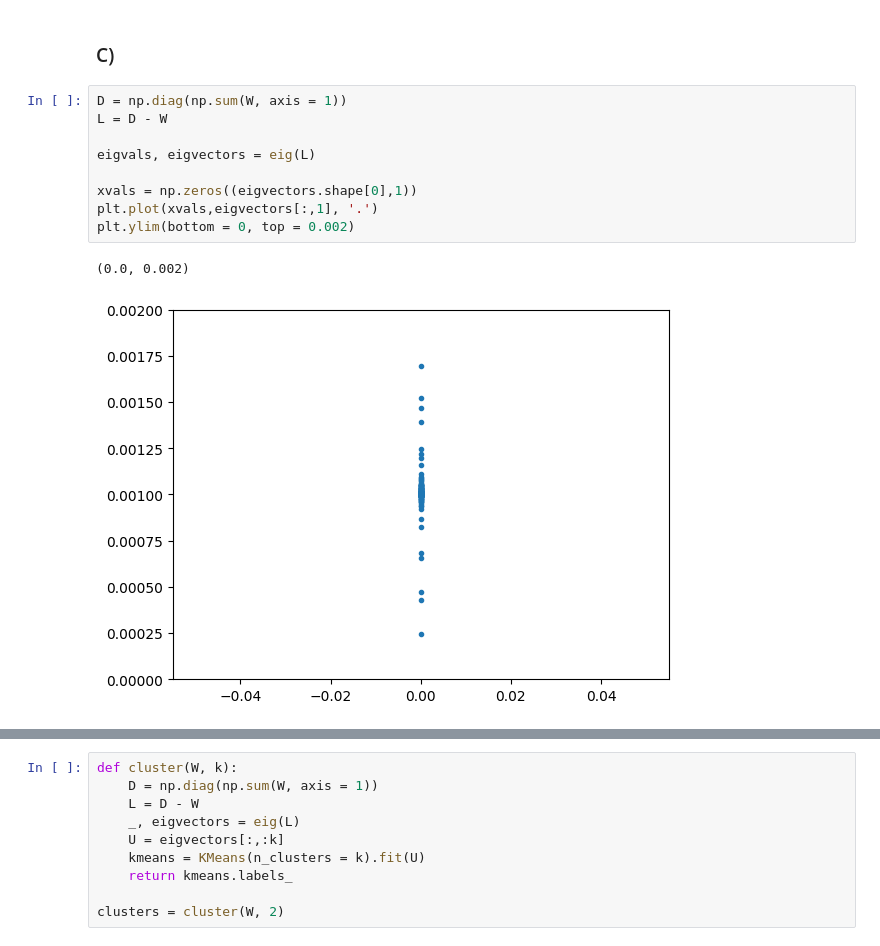
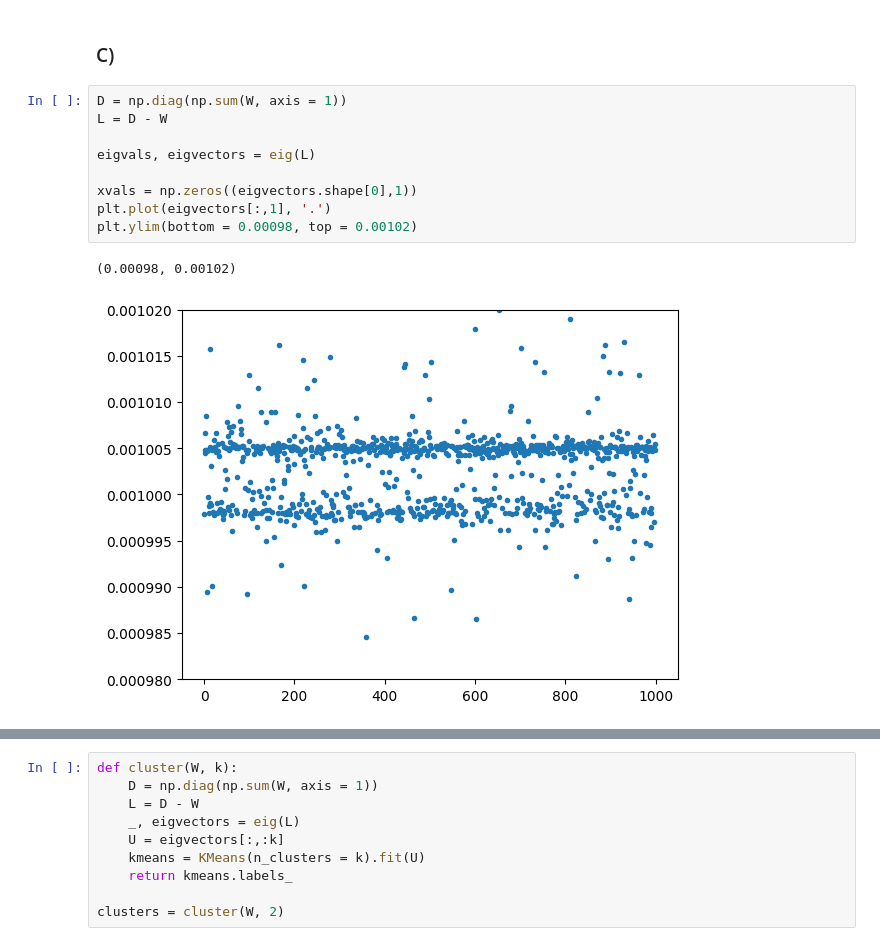
Before and after one commit to dahnlund/SF2526-Lab2, a Jupyter notebook: ex4.ipynb, the cells around one changed output, grey strips where cells are left out. Saved outputs shown, nothing was run; the diff lists cells and outputs as text.

```diff
--- a/ex4.ipynb
+++ b/ex4.ipynb
@@ -159,12 +159,12 @@ Elapsed time fast version: 0.04 seconds
 # %%
 D = np.diag(np.sum(W, axis = 1))
 L = D - W
 
 eigvals, eigvectors = eig(L)
 
 xvals = np.zeros((eigvectors.shape[0],1))
-plt.plot(xvals,eigvectors[:,1], '.')
-plt.ylim(bottom = 0, top = 0.002)
+plt.plot(eigvectors[:,1], '.')
+plt.ylim(bottom = 0.00098, top = 0.00102)
 # %% [output]
-(0.0, 0.002)
+(0.00098, 0.00102)
-[figure, old version]
+[figure, new version]
```
Also changed, not shown: parts of 5 cells of this notebook, 1 other file.
